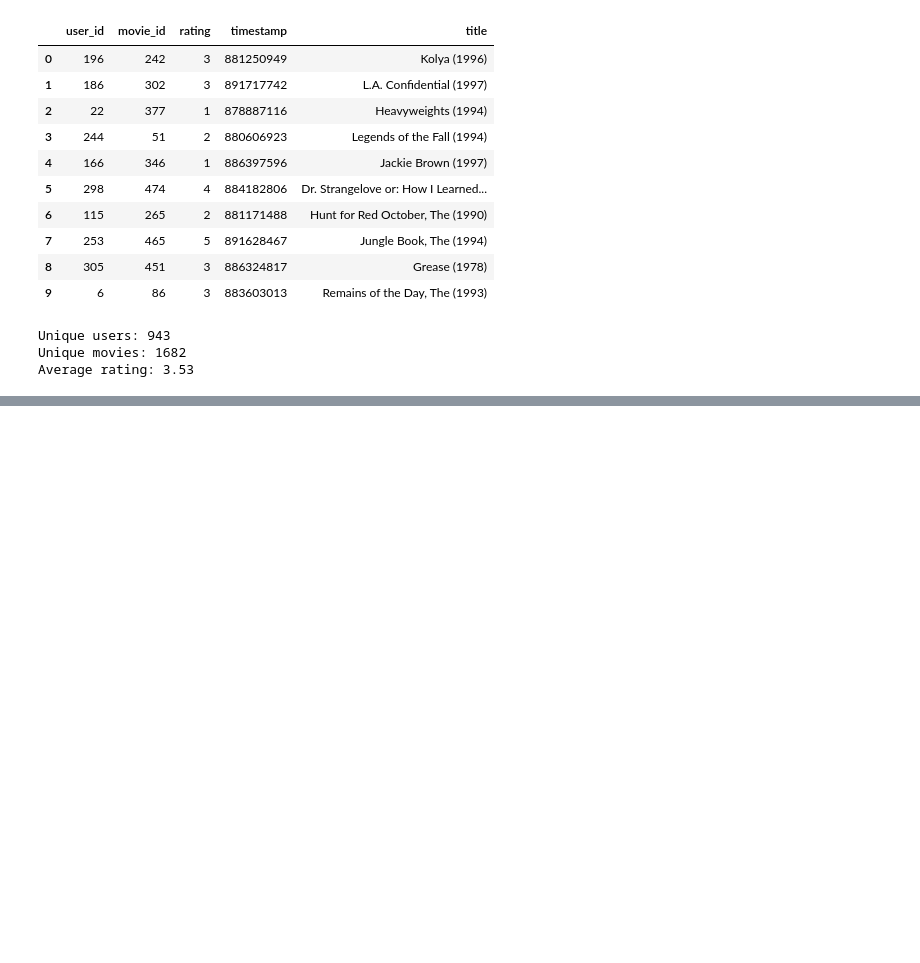
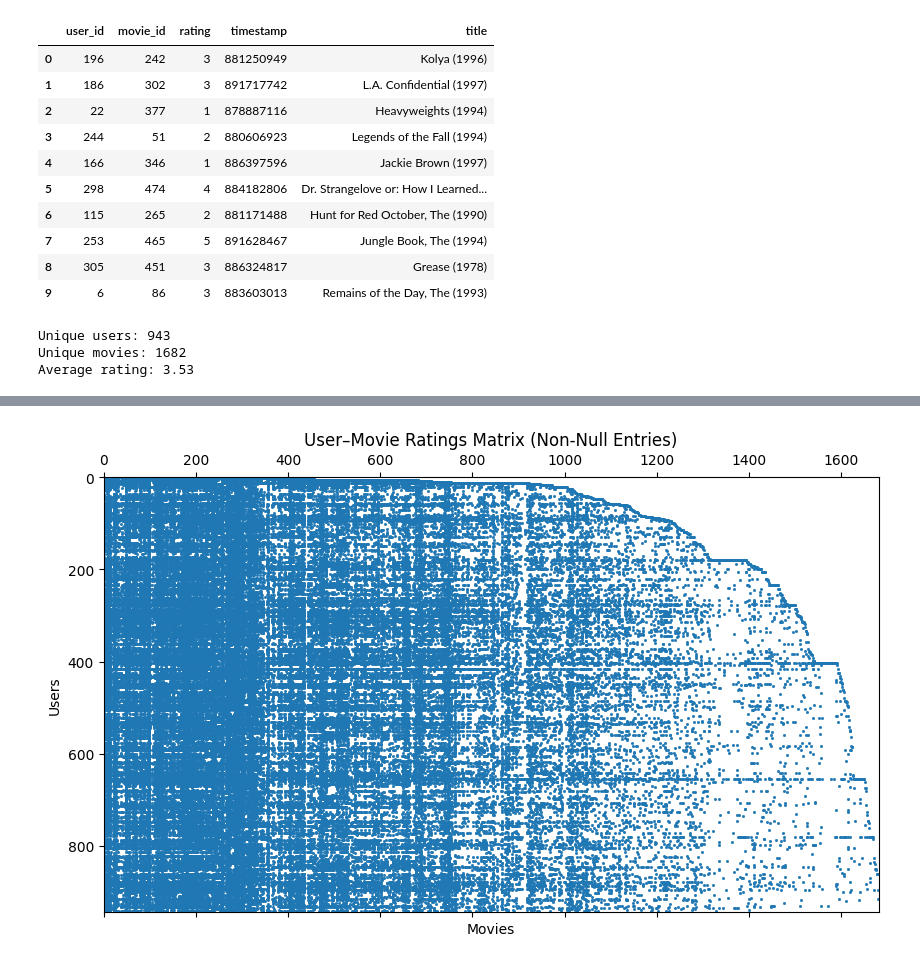
Before and after one commit to Ersatz-xD/ml-unsupervised, a Jupyter notebook: recommender_system/movie_recommender_system.ipynb, the cells around one changed output, grey strips where cells are left out. Drawn from its saved outputs; the diff is of its cells as text; code cells hidden in the pictures; blank space fills up the shorter version.

```diff
--- a/recommender_system/movie_recommender_system.ipynb
+++ b/recommender_system/movie_recommender_system.ipynb
@@ -129,0 +196,12 @@ Average rating: 3.53
+# %%
+# User–Movie Matrix Sparsity
+user_movie_matrix = data.pivot(index="user_id", columns="movie_id", values="rating")
+
+plt.figure(figsize=(10,6))
+plt.spy(user_movie_matrix.notnull(), markersize=1)
+plt.title("User–Movie Ratings Matrix (Non-Null Entries)")
+plt.xlabel("Movies")
+plt.ylabel("Users")
+plt.show()
+# %% [output]
+[figure, added]
```
Also changed, not shown: parts of 6 cells of this notebook.
